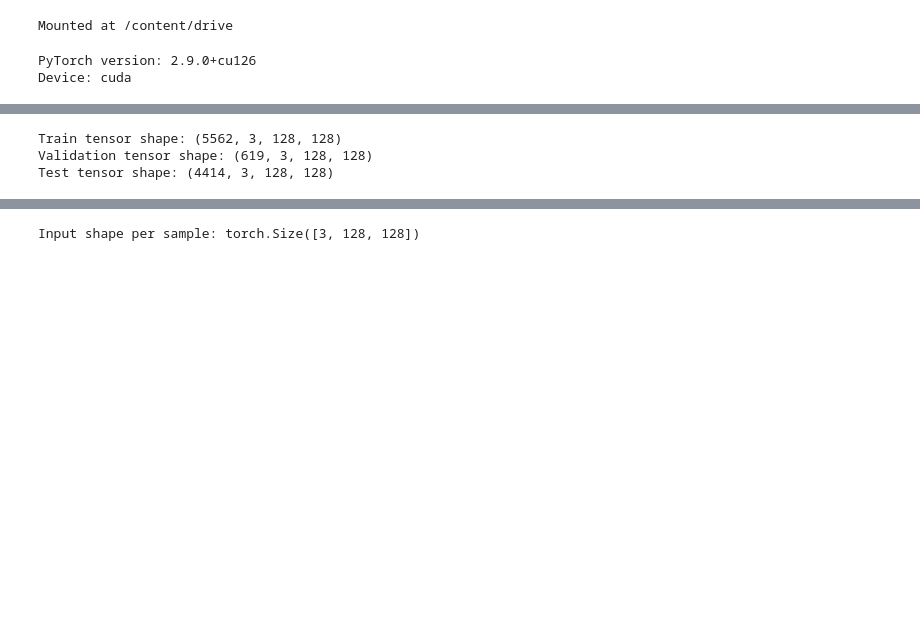
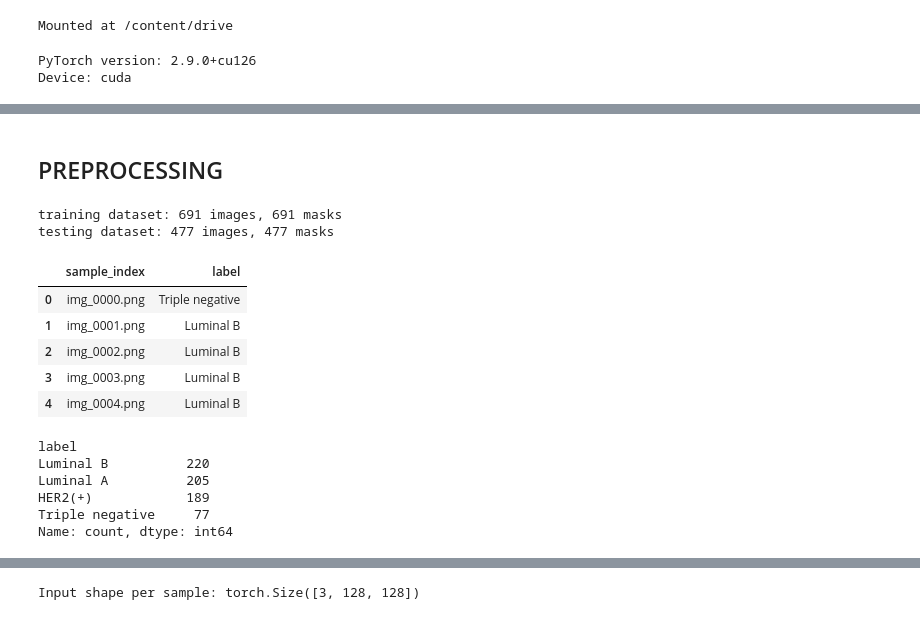
Before and after one commit to hanzla-khalid98/challenge-2_AN2DL_2025, a Jupyter notebook: notebooks/CNNDualPath_model.ipynb, the cells around one changed output, grey strips where cells are left out. Drawn from its saved outputs; the diff is of its cells as text; code cells hidden in the pictures; blank space fills up the shorter version.

```diff
--- a/notebooks/CNNDualPath_model.ipynb
+++ b/notebooks/CNNDualPath_model.ipynb
@@ -86,35 +83,0 @@ Device: cuda
-# %%
-# Load the preprocessed tensors so we can skip the heavy CSV wrangling
-
-dataset_path = Path("/content/drive/MyDrive/data/dataset_tiling_challenge_2.pt")
-
-if not dataset_path.exists():
-    raise FileNotFoundError(
-        f"dataset.pt not found"
-    )
-
-try:
-    bundle = torch.load(dataset_path, map_location="cpu", weights_only=False)
-except RuntimeError as err:
-        raise
-
-
-X_train = torch.from_numpy(bundle["X_train"]).permute(0, 3, 1, 2).float()
-y_train = torch.from_numpy(bundle["y_train"]).view(-1).long()
-X_val = torch.from_numpy(bundle["X_val"]).permute(0, 3, 1, 2).float()
-y_val = torch.from_numpy(bundle["y_val"]).view(-1).long()
-X_test = torch.from_numpy(bundle["X_test"]).permute(0, 3, 1, 2).float()
-
-if "images_test_name" in bundle:
-    images_test_name = bundle["images_test_name"]
-else:
-    images_test_name = None
-
-
-print(f"Train tensor shape: {tuple(X_train.shape)}")
-print(f"Validation tensor shape: {tuple(X_val.shape)}")
-print(f"Test tensor shape: {tuple(X_test.shape)}")
-# %% [output]
-Train tensor shape: (5562, 3, 128, 128)
-Validation tensor shape: (619, 3, 128, 128)
-Test tensor shape: (4414, 3, 128, 128)
@@ -158,0 +84,2 @@ test_ds  = AugmentedDataset(X_test, labels=None, images_id=images_test_name, tra
+# %% [markdown]
+## PREPROCESSING
@@ -158,0 +110,35 @@ test_ds  = AugmentedDataset(X_test, labels=None, images_id=images_test_name, tra
+# %%
+n_image_train = len(images_train)
+n_mask_train = len(masks_train)
+
+n_image_test = len(images_test)
+n_mask_test = len(masks_test)
+
+
+print(f"training dataset: {n_image_train} images, {n_mask_train} masks")
+print(f"testing dataset: {n_image_test} images, {n_mask_test} masks")
+# %% [output]
+training dataset: 691 images, 691 masks
+testing dataset: 477 images, 477 masks
+# %%
+df = pd.read_csv("/content/drive/MyDrive/data/train_labels.csv")
+df.head()
+# %% [output]
+|  | sample_index | label |
+| 0 | img_0000.png | Triple negative |
+| 1 | img_0001.png | Luminal B |
+| 2 | img_0002.png | Luminal B |
+| 3 | img_0003.png | Luminal B |
+| 4 | img_0004.png | Luminal B |
+# %%
+# label proportions of train_label.csv
+
+labels = df["label"].value_counts()
+print(labels)
+# %% [output]
+label
+Luminal B          220
+Luminal A          205
+HER2(+)            189
+Triple negative     77
+Name: count, dtype: int64
```
Also changed, not shown: parts of 31 cells of this notebook.
